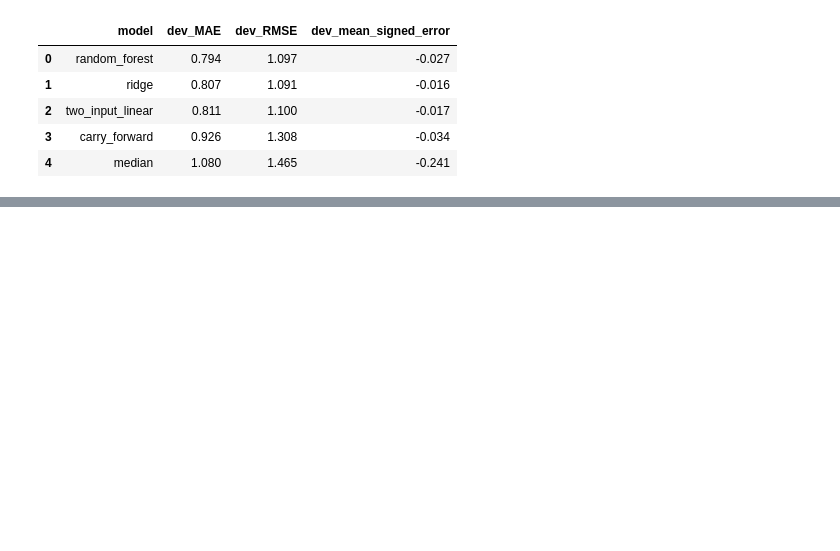
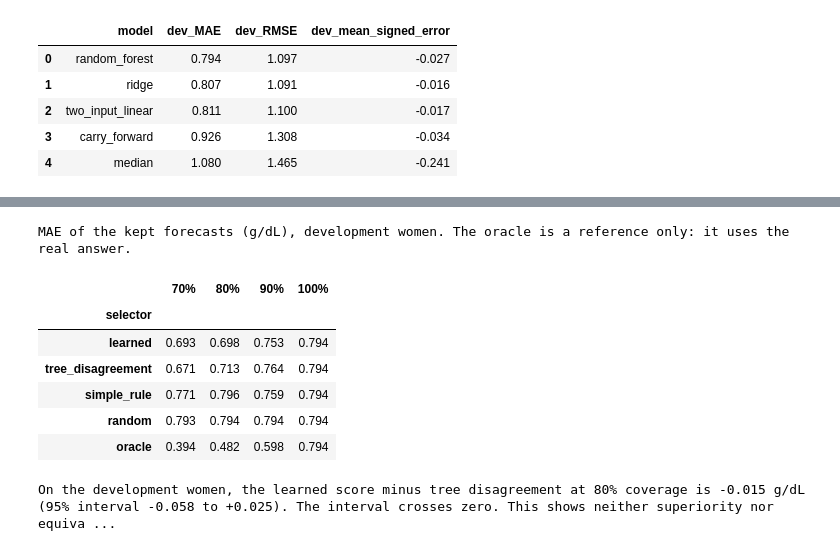
Before and after one commit to DubaKanu/tanzania-hb-forecasting, a Jupyter notebook: notebooks/model_notebook.ipynb, the cells around one changed output, grey strips where cells are left out. Saved outputs shown, nothing was run; the diff lists cells and outputs as text; code cells hidden in the pictures; blank space fills up the shorter version.

```diff
--- a/notebooks/model_notebook.ipynb
+++ b/notebooks/model_notebook.ipynb
@@ -205,0 +259,21 @@ rather than rushed here, consistent with not tuning after peeking at results.
+# %%
+# Step 3: score the development women and compare every selector
+train_hb_median = float(train_df['hb_visit1_g_dl'].median())
+res = evaluate_partition(dev_df, bundle1, stage2_model, train_hb_median)
+
+mae_table = (res['coverage'].pivot(index='selector', columns='coverage', values='mae')
+             .loc[['learned', 'tree_disagreement', 'simple_rule', 'random', 'oracle']].round(3))
+mae_table.columns = [f'{int(c * 100)}%' for c in mae_table.columns]
+print('MAE of the kept forecasts (g/dL), development women. The oracle is a reference only: it uses the real answer.')
+display(mae_table)
+print(interval_sentence(primary_row(res['bootstrap']), 'development'))
+# %% [output]
+MAE of the kept forecasts (g/dL), development women. The oracle is a reference only: it uses the real answer.
+|  | 70% | 80% | 90% | 100% |
+| selector |  |  |  |  |
+| learned | 0.693 | 0.698 | 0.753 | 0.794 |
+| tree_disagreement | 0.671 | 0.713 | 0.764 | 0.794 |
+| simple_rule | 0.771 | 0.796 | 0.759 | 0.794 |
+| random | 0.793 | 0.794 | 0.794 | 0.794 |
+| oracle | 0.394 | 0.482 | 0.598 | 0.794 |
+On the development women, the learned score minus tree disagreement at 80% coverage is -0.015 g/dL (95% interval -0.058 to +0.025). The interval crosses zero. This shows neither superiority nor equiva ...
```
Also changed, not shown: parts of 14 cells of this notebook, 32 other files.
